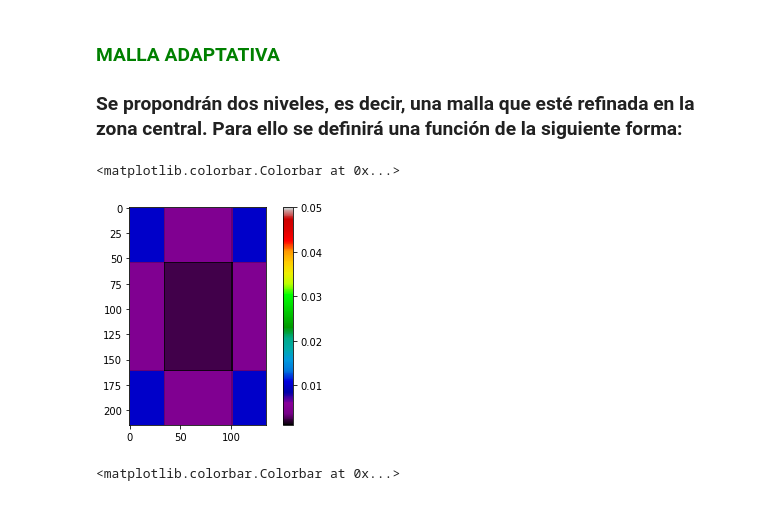
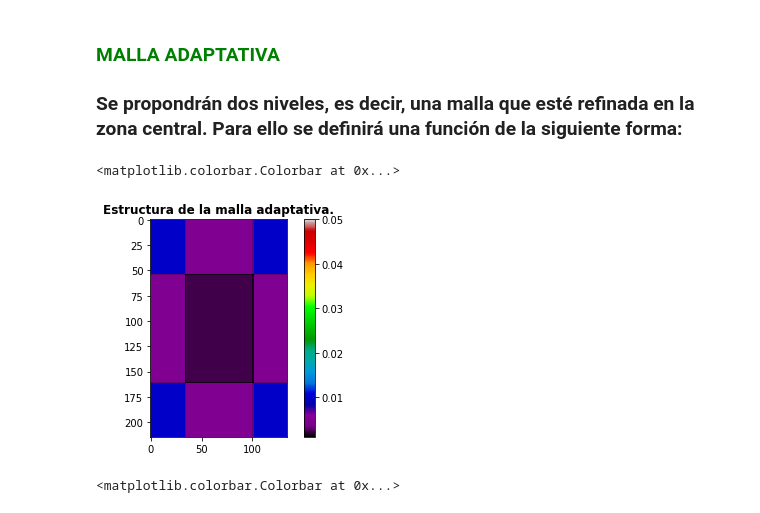
Before and after one commit to Cabato-git/Carlos-Bautista--Modelling-a-galaxy, a Jupyter notebook: Bayes_Parte2/analisis_recta.ipynb, the cells around one changed output. Drawn from its saved outputs; the diff is of its cells as text; code cells hidden in the pictures.

```diff
--- a/Bayes_Parte2/analisis_recta.ipynb
+++ b/Bayes_Parte2/analisis_recta.ipynb
@@ -318,16 +318,17 @@ b_adapt = Adapt_mesh(-7, 9, delt1, delt2)
 # %%
 ''' Aquí un ejemplo que permite observar la estructura de esta malla adaptativa.'''
 ojo = np.zeros((b_adapt.size, m_adapt.size))
 
 for i in range(b_adapt.size):
     for j in range(m_adapt.size):
         ojo[i,j] = np.abs(b_adapt[i]-b_adapt[i-1])*np.abs(m_adapt[j]-m_adapt[j-1])
 
 plt.imshow(ojo, vmax=0.05, cmap="nipy_spectral")
+plt.title("Estructura de la malla adaptativa.", fontweight = "bold")
 plt.colorbar()
 # %% [output]
 <matplotlib.colorbar.Colorbar at 0x...>
-[figure, old version]
+[figure, new version]
 # %%
 chi2a = np.zeros((b_adapt.size, m_adapt.size))
 
```
Also changed, not shown: parts of 8 cells of this notebook, 1 other file.
